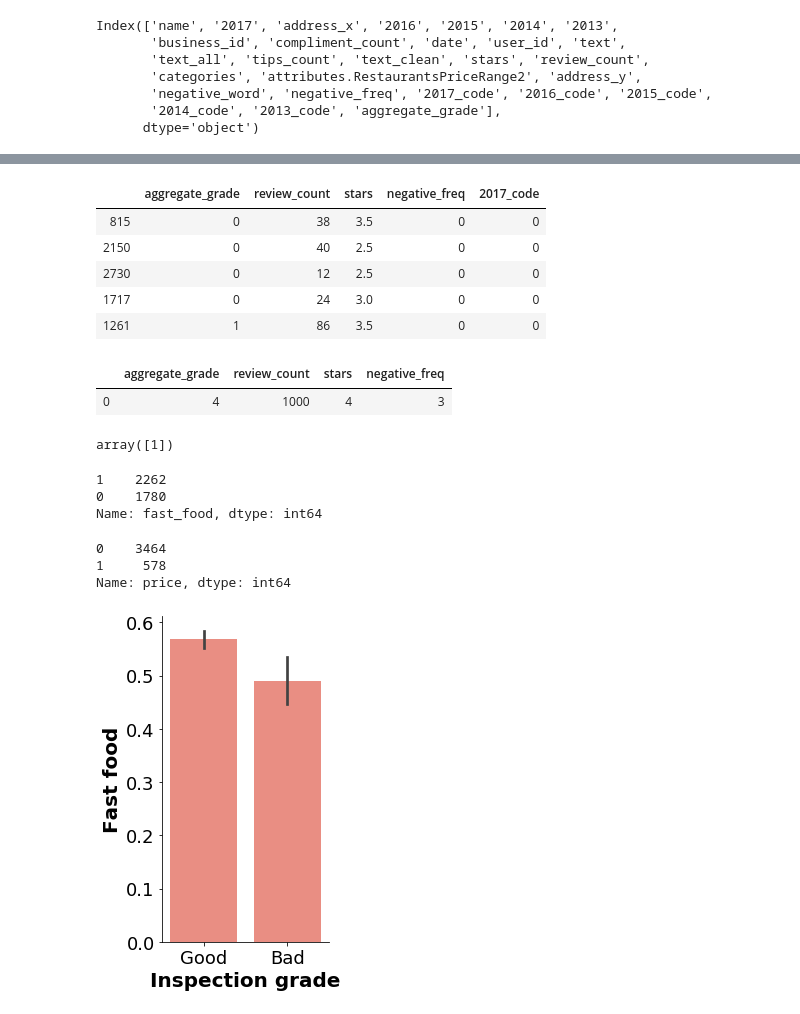
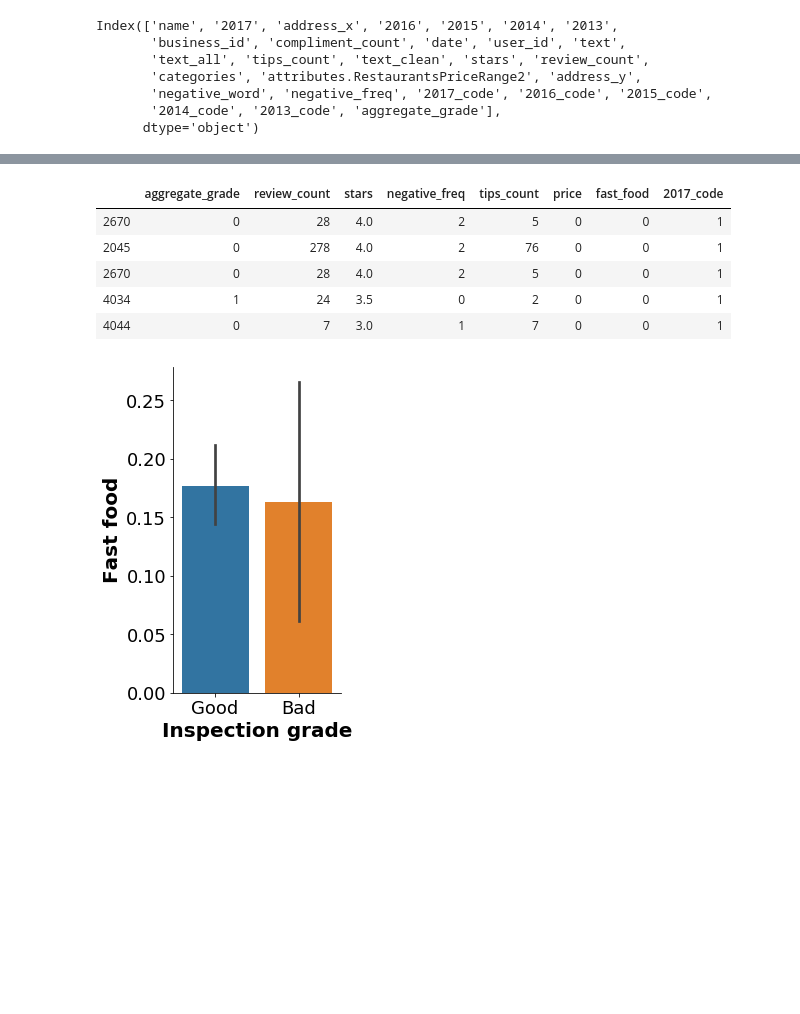
Before and after one commit to arian16/food_project, a Jupyter notebook: main.ipynb, the cells around one changed output, grey strips where cells are left out. Saved outputs shown, nothing was run; the diff lists cells and outputs as text; code cells hidden in the pictures; blank space fills up the shorter version.

```diff
--- a/main.ipynb
+++ b/main.ipynb
@@ -386,3 +386,7 @@ Index(['name', '2017', 'address_x', '2016', '2015', '2014', '2013',
 # %%
 # Label 2017 grades into good (A) and bad (B, C, X) to be more descriptive in the EDA
 df_all['2017_good_bad'] = df_all['2017'].apply(label_to_label)
+
+######### Remove any duplicate row based on address
+df_all = df_all.drop_duplicates(subset = 'address_x')
+df_all.shape
@@ -594,72 +624,27 @@ feat_importance_list
 # %%
-upsampled.head()
+upsampled.tail()
 # %% [output]
-|  | aggregate_grade | review_count | stars | negative_freq | 2017_code |
-| 815 | 0 | 38 | 3.5 | 0 | 0 |
-| 2150 | 0 | 40 | 2.5 | 0 | 0 |
-| 2730 | 0 | 12 | 2.5 | 0 | 0 |
-| 1717 | 0 | 24 | 3.0 | 0 | 0 |
-| 1261 | 1 | 86 | 3.5 | 0 | 0 |
+|  | aggregate_grade | review_count | stars | negative_freq | tips_count | price | fast_food | 2017_code |
+| 2670 | 0 | 28 | 4.0 | 2 | 5 | 0 | 0 | 1 |
+| 2045 | 0 | 278 | 4.0 | 2 | 76 | 0 | 0 | 1 |
+| 2670 | 0 | 28 | 4.0 | 2 | 5 | 0 | 0 | 1 |
+| 4034 | 1 | 24 | 3.5 | 0 | 2 | 0 | 0 | 1 |
+| 4044 | 0 | 7 | 3.0 | 1 | 7 | 0 | 0 | 1 |
-# %%
-test_app = pd.DataFrame({'aggregate_grade': [4], 'review_count': [1000], "stars" : [4], "negative_freq": [3]})
-test_app
-# %% [output]
-|  | aggregate_grade | review_count | stars | negative_freq |
-| 0 | 4 | 1000 | 4 | 3 |
-# %%
-model_log2.predict(test_app)
-# %% [output]
-array([1])
-# %%
-## Secondary analysis: Add more features/predictors
-# List of potential input features: "fast_food", "tips_count", "attributes.RestaurantsPriceRange2"
-
-def find_fast_food(x): # Find if the restaurant category has "Fast Food" in it
-
-    if 'Fast Food' in x:
-        y = 1 # yes
-    else:
-        y = 0 # no
-
-     #    y = np.nan
-    return y
-
-# Create a 'fast_food' column, yes (1) and no (1)
-df_all['fast_food'] = df_all['categories'].apply(find_fast_food)
-#df_all['fast_food'].value_counts() # 1 2262, 0 1780
-# %% [output]
-1    2262
-0    1780
-Name: fast_food, dtype: int64
-# %%
-def find_price(x): # Find the dollar sign (1: $, 2: $$, 3: $$$, 4: $$$$)
-    if '1' in x:
-        y = 0 # cheap
-    else:
-        y = 1 # expensive
-    return y
-df_all['price'] =  df_all['attributes.RestaurantsPriceRange2'].apply(find_price)
-df_all['price'] =  df_all['price'].astype(int)
-df_all['price'].value_counts()
-# %% [output]
-0    3464
-1     578
-Name: price, dtype: int64
 # %%
 # EDA
 # Plot fast_food vs. insepction grade in 2017
 fig_fast, ax_fast = plt.subplots(figsize = (3,6))
-ax_fast = sns.barplot(x = df_all['2017_good_bad'], y = df_all['fast_food'], color = 'salmon')
+ax_fast = sns.barplot(x = df_all['2017_good_bad'], y = df_all['fast_food'])
 ax_fast.tick_params(axis="x", labelsize = 18)
 ax_fast.tick_params(axis="y", labelsize = 18)
 ax_fast.set_xlabel('Inspection grade', fontsize = 20, fontweight = 'bold')
 ax_fast.set_ylabel('Fast food', fontsize = 20, fontweight = 'bold')
 #ax_fast.set_ylim(0, 140)
 ax_fast.spines['right'].set_visible(False)
 ax_fast.spines['top'].set_visible(False)
-#plt.savefig('/Users/kristenboyle/Documents/food_project/pictures/fast_food_vs_grade.png')
+plt.savefig('/Users/kristenboyle/Documents/food_project/pictures/fast_food_vs_grade.png')
 # %% [output]
-[figure, old version]
+[figure, new version]
 # %%
 # Plot price vs. insepction grade in 2017
 fig_price, ax_price = plt.subplots(figsize = (3,6))
```
Also changed, not shown: parts of 38 cells of this notebook.
